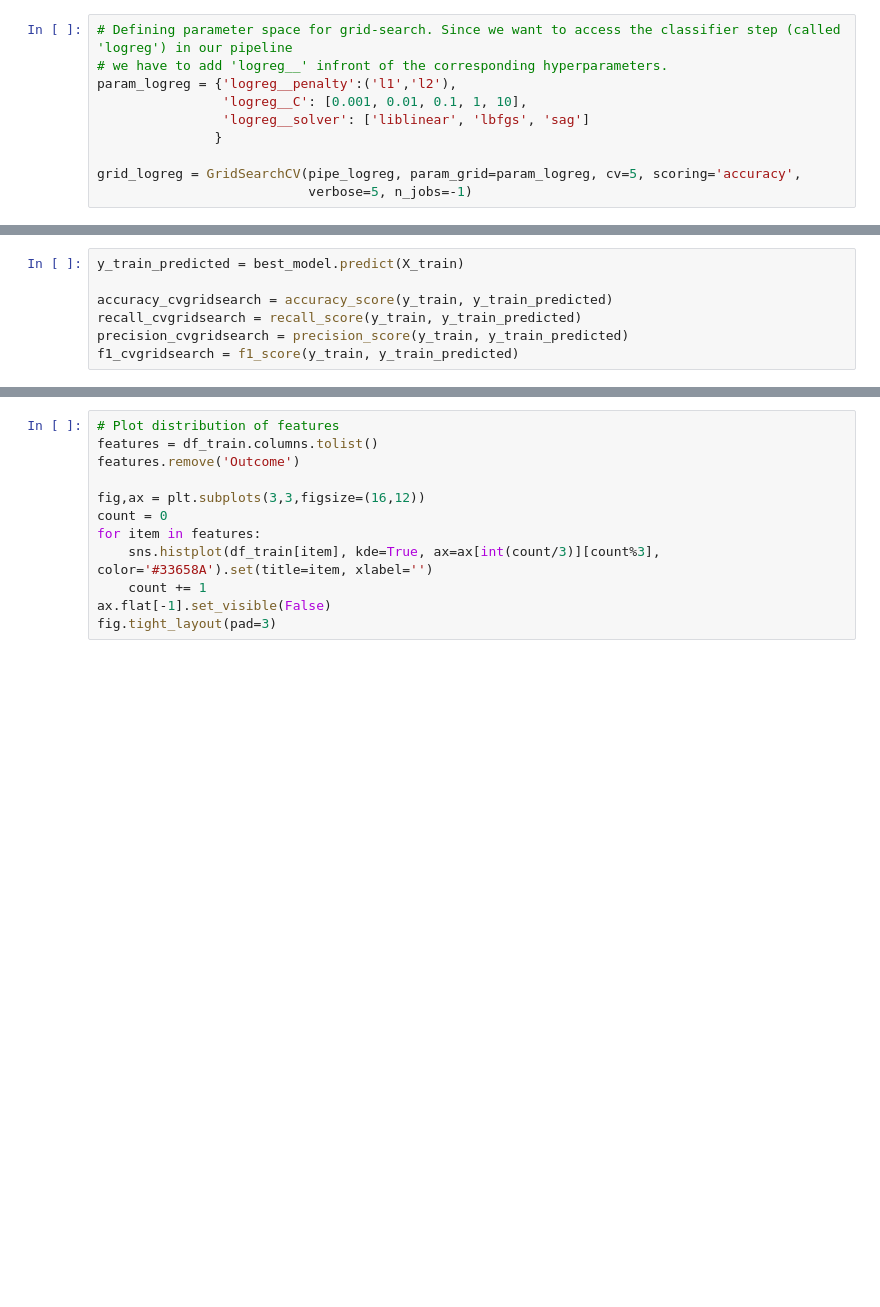
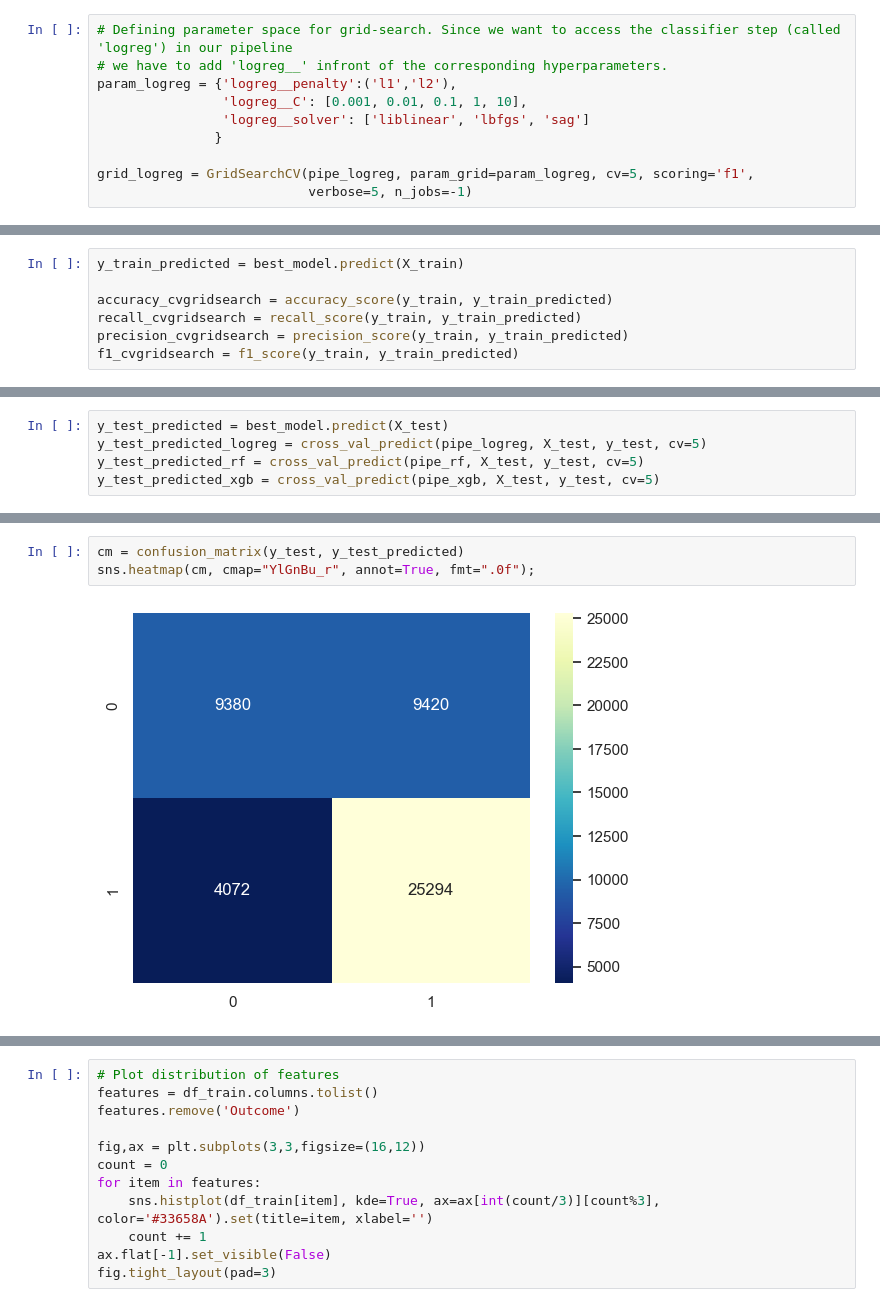
Before and after one commit to kaqreal/ds-ML-project-kickstarter, a Jupyter notebook: ML_from_diabetesChallenge.ipynb, the cells around one changed output, grey strips where cells are left out. Cells and saved outputs as stored; diff of their text form; blank space fills up the shorter version.

Commit message:
modelling version 5.1.

```diff
--- a/ML_from_diabetesChallenge.ipynb
+++ b/ML_from_diabetesChallenge.ipynb
@@ -450,7 +450,7 @@ param_logreg = {'logreg__penalty':('l1','l2'),
                 'logreg__solver': ['liblinear', 'lbfgs', 'sag']
                }
 
-grid_logreg = GridSearchCV(pipe_logreg, param_grid=param_logreg, cv=5, scoring='accuracy',
+grid_logreg = GridSearchCV(pipe_logreg, param_grid=param_logreg, cv=5, scoring='f1',
                            verbose=5, n_jobs=-1)
 # %%
 grid_logreg.fit(X_train, y_train)
@@ -580,0 +594,5 @@ validation_scores_X_train
+# %%
+y_test_predicted = best_model.predict(X_test)
+y_test_predicted_logreg = cross_val_predict(pipe_logreg, X_test, y_test, cv=5)
+y_test_predicted_rf = cross_val_predict(pipe_rf, X_test, y_test, cv=5)
+y_test_predicted_xgb = cross_val_predict(pipe_xgb, X_test, y_test, cv=5)
@@ -580,0 +635,5 @@ validation_scores_X_train
+# %%
+cm = confusion_matrix(y_test, y_test_predicted)
+sns.heatmap(cm, cmap="YlGnBu_r", annot=True, fmt=".0f");
+# %% [output]
+[figure, added]
```
Also changed, not shown: parts of 15 cells of this notebook.
